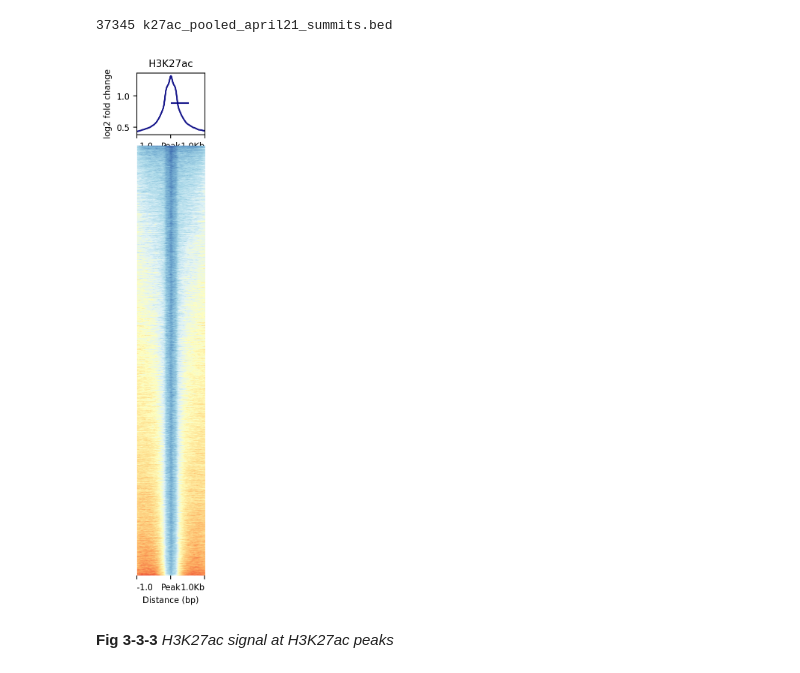
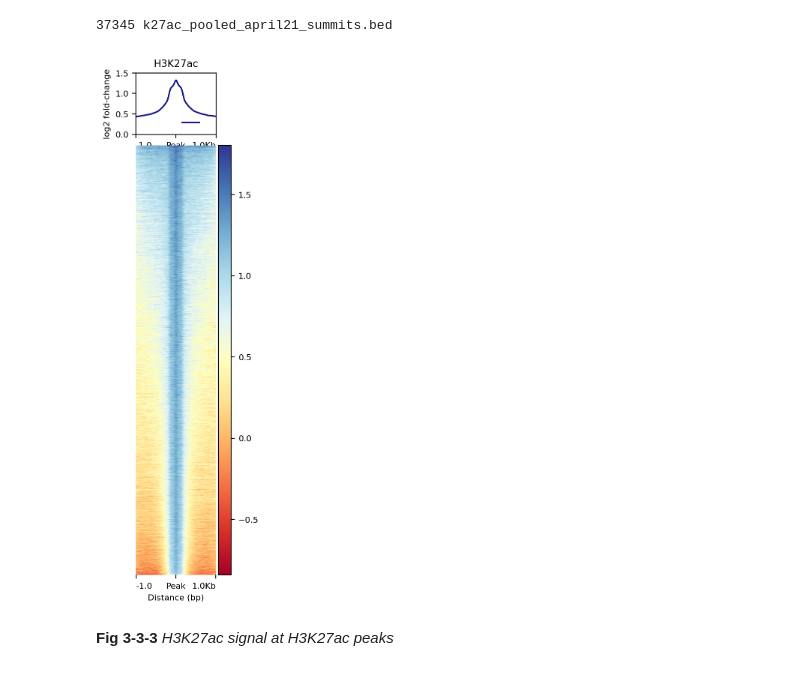
Before and after one commit to jakke-neiro/Oxplatys, a Jupyter notebook: notebooks/3-3-ChIPAnnotationAnalysis.ipynb, the cells around one changed output. Drawn from its saved outputs; the diff is of its cells as text; code cells hidden in the pictures.

```diff
--- a/notebooks/3-3-ChIPAnnotationAnalysis.ipynb
+++ b/notebooks/3-3-ChIPAnnotationAnalysis.ipynb
@@ -146,8 +156,8 @@ plotHeatmap -m k27acpeakmatrix_july21 -o k27acpeakmatrix_july21.png --samplesLab
 # %%
 from IPython.display import Image
-Image(filename='/hydra/chip_neiro/k27ac/k27acpeakmatrix_july21.png')
+Image(filename='/drives/raid/AboobakerLab/jakke/chip_neiro/k27ac/k27acpeakmatrix_july22.png')
 # %% [output]
-[figure, old version]
+[figure, new version]
 # %% [markdown]
 **Fig 3-3-3** *H3K27ac signal at H3K27ac peaks*
 # %% [markdown]
```
Also changed, not shown: parts of 10 cells of this notebook, 3 other files.
